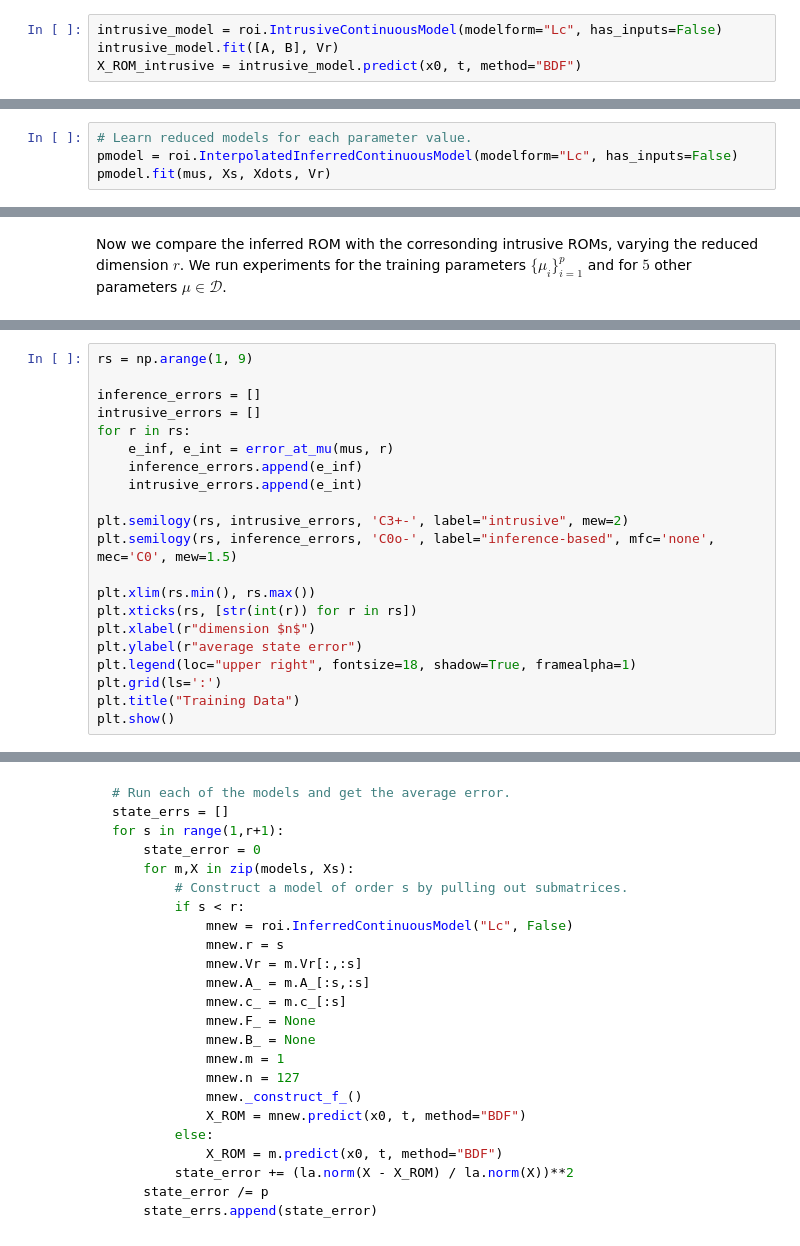
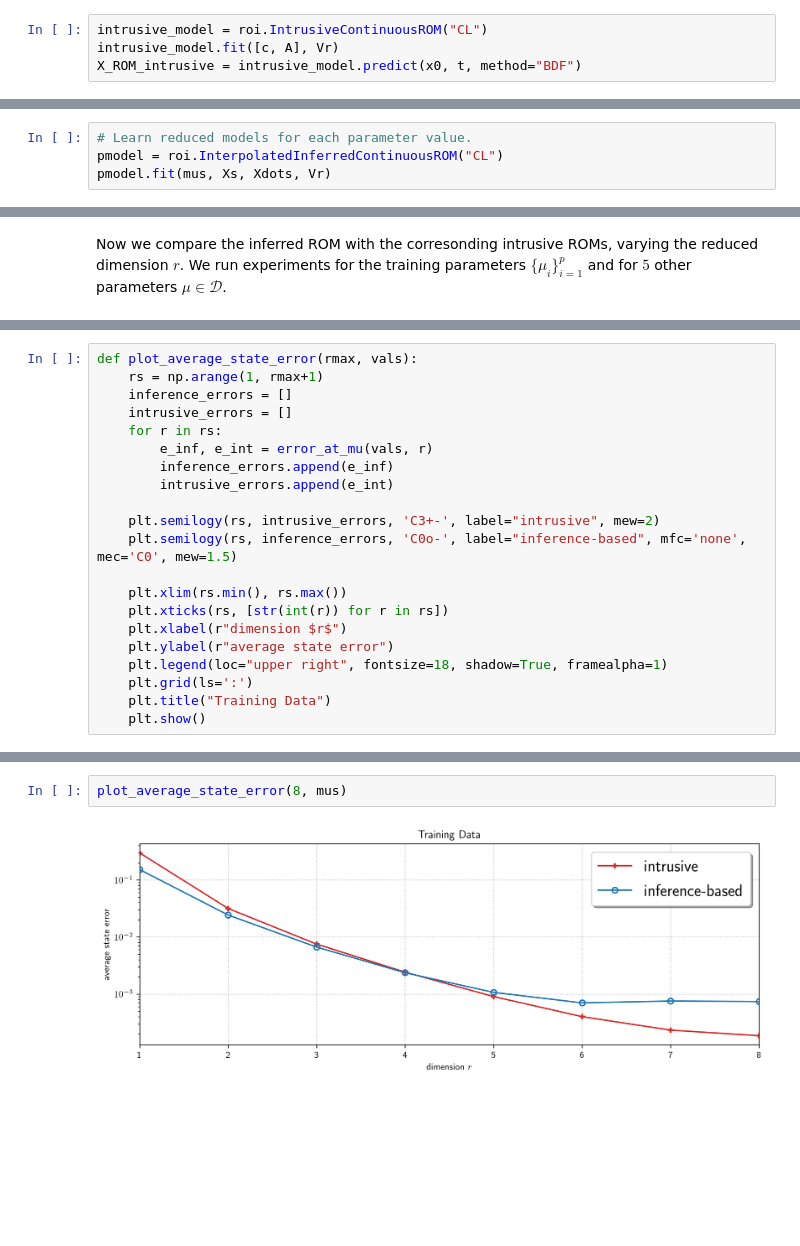
Before and after one commit to Willcox-Research-Group/rom-operator-inference-Python3, a Jupyter notebook: examples/heat_1D.ipynb, the cells around one changed output, grey strips where cells are left out. Cells and saved outputs as stored; diff of their text form; blank space fills up the shorter version.

````diff
--- a/examples/heat_1D.ipynb
+++ b/examples/heat_1D.ipynb
@@ -273,6 +260,6 @@ We construct these reduced operators for comparison.
 # %%
-intrusive_model = roi.IntrusiveContinuousModel(modelform="Lc", has_inputs=False)
-intrusive_model.fit([A, B], Vr)
+intrusive_model = roi.IntrusiveContinuousROM("CL")
+intrusive_model.fit([c, A], Vr)
 X_ROM_intrusive = intrusive_model.predict(x0, t, method="BDF")
 # %%
 plot_heat_data(X_ROM_intrusive, "Output of Intrusive ROM")
@@ -368,5 +359,5 @@ The `InterpolatedInferredContinuousModel` class encapsulates this process.
 # %%
 # Learn reduced models for each parameter value.
-pmodel = roi.InterpolatedInferredContinuousModel(modelform="Lc", has_inputs=False)
+pmodel = roi.InterpolatedInferredContinuousROM("CL")
 pmodel.fit(mus, Xs, Xdots, Vr)
 # %% [output]
@@ -419,23 +409,23 @@ def error_at_mu(vals, r):
     trials = len(vals)
     return error_inference / trials, error_intrusive / trials
 # %%
-rs = np.arange(1, 9)
+def plot_average_state_error(rmax, vals):
+    rs = np.arange(1, rmax+1)
+    inference_errors = []
+    intrusive_errors = []
+    for r in rs:
+        e_inf, e_int = error_at_mu(vals, r)
+        inference_errors.append(e_inf)
+        intrusive_errors.append(e_int)
 
-inference_errors = []
-intrusive_errors = []
-for r in rs:
-    e_inf, e_int = error_at_mu(mus, r)
-    inference_errors.append(e_inf)
-    intrusive_errors.append(e_int)
+    plt.semilogy(rs, intrusive_errors, 'C3+-', label="intrusive", mew=2)
+    plt.semilogy(rs, inference_errors, 'C0o-', label="inference-based", mfc='none', mec='C0', mew=1.5)
 
-plt.semilogy(rs, intrusive_errors, 'C3+-', label="intrusive", mew=2)
-plt.semilogy(rs, inference_errors, 'C0o-', label="inference-based", mfc='none', mec='C0', mew=1.5)
-
-plt.xlim(rs.min(), rs.max())
-plt.xticks(rs, [str(int(r)) for r in rs])
-plt.xlabel(r"dimension $n$")
-plt.ylabel(r"average state error")
-plt.legend(loc="upper right", fontsize=18, shadow=True, framealpha=1)
-plt.grid(ls=':')
-plt.title("Training Data")
-plt.show()
+    plt.xlim(rs.min(), rs.max())
+    plt.xticks(rs, [str(int(r)) for r in rs])
+    plt.xlabel(r"dimension $r$")
+    plt.ylabel(r"average state error")
+    plt.legend(loc="upper right", fontsize=18, shadow=True, framealpha=1)
+    plt.grid(ls=':')
+    plt.title("Training Data")
+    plt.show()
@@ -468,26 +432,4 @@ plt.show()
-# %% [markdown]
-```python
-# Run each of the models and get the average error.
-state_errs = []
-for s in range(1,r+1):
-    state_error = 0
-    for m,X in zip(models, Xs):
-        # Construct a model of order s by pulling out submatrices.
-        if s < r:
-            mnew = roi.InferredContinuousModel("Lc", False)
-            mnew.r = s
-            mnew.Vr = m.Vr[:,:s]
-            mnew.A_ = m.A_[:s,:s]
-            mnew.c_ = m.c_[:s]
-            mnew.F_ = None
-            mnew.B_ = None
-            mnew.m = 1
-            mnew.n = 127
-            mnew._construct_f_()
-            X_ROM = mnew.predict(x0, t, method="BDF")
-        else:
-            X_ROM = m.predict(x0, t, method="BDF")
-        state_error += (la.norm(X - X_ROM) / la.norm(X))**2
-    state_error /= p
-    state_errs.append(state_error)
-```
+# %%
+plot_average_state_error(8, mus)
+# %% [output]
+[figure, added]
````
Also changed, not shown: parts of 36 cells of this notebook, 7 other files.
